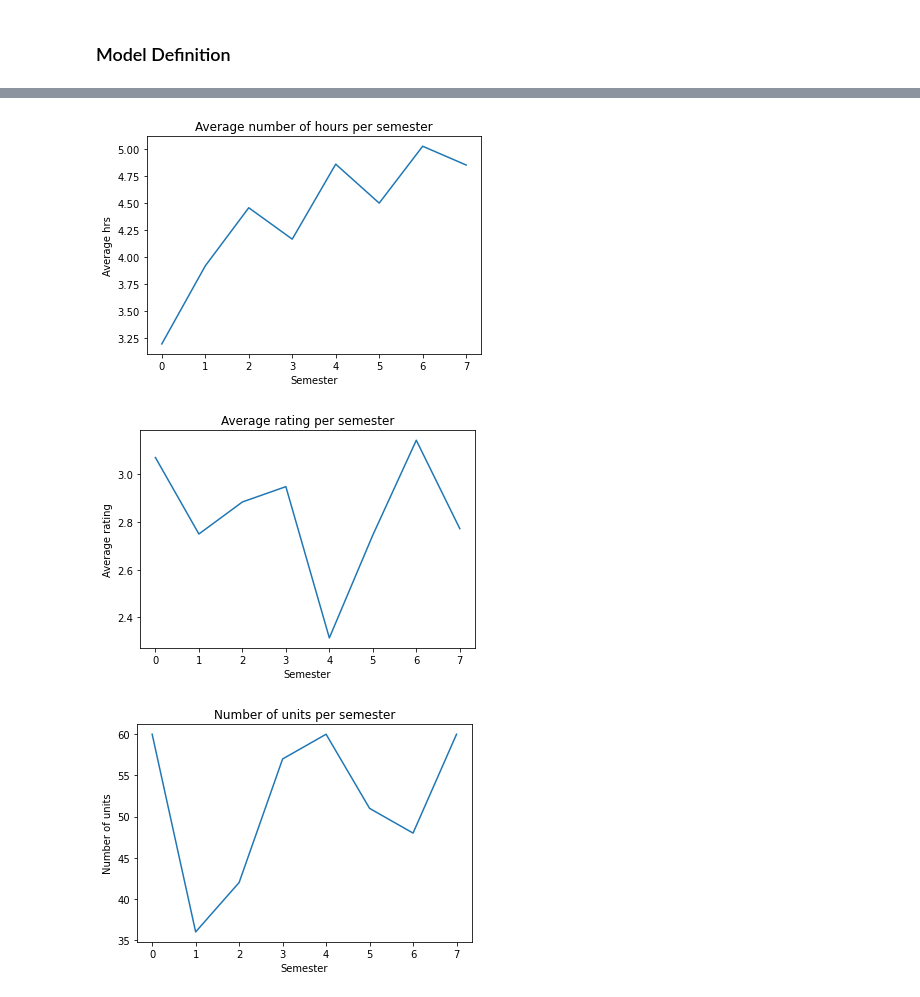
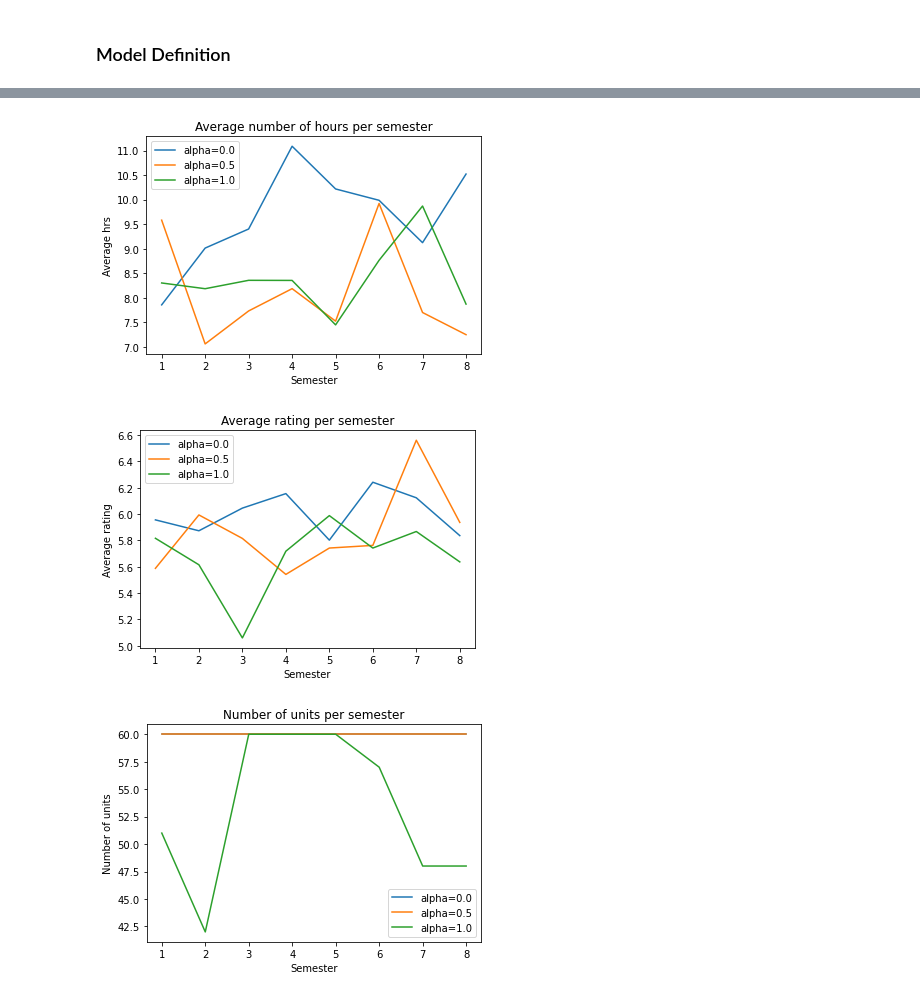
Before and after one commit to SarahBentley/courseroad_optimization, a Jupyter notebook: courseroad_optimization-python.ipynb, the cells around one changed output, grey strips where cells are left out. Drawn from its saved outputs; the diff is of its cells as text; code cells hidden in the pictures.

```diff
--- a/courseroad_optimization-python.ipynb
+++ b/courseroad_optimization-python.ipynb
@@ -45,3 +47,6 @@ data = data[~(cond1 & cond2)].reset_index(drop=True)
+# %%
+cond = data['no'] != '24.221'
+data = data[cond].reset_index(drop=True)
 # %%
 # Set Variables
 classes = len(data)
@@ -452,6 +468,14 @@ for i in range(len(M)):
     val = E[i].X
     if np.isclose(val, 1.0, rtol=1e-05):
         print(f'eecs: {names[i]}')
+
+hasses = []
+for i in range(classes):
+    for j in range(semesters):
+        val = X[i,j].X
+        if np.isclose(val, 1.0, rtol=1e-05):
+            if hass[i]: hasses.append(data.iloc[i]['no'])
+print(f'hasses: {", ".join(hasses)}')
 # %% [output]
 programming: 6.100A
 foundation: 6.1010, 6.1200, 6.1210
@@ -530,12 +502,12 @@ units_by_sem = [0 for j in range(semesters)]
 for j in range(semesters):
     num_taken = 0
     for i in range(classes):
-        num_taken += val
         val = X[i, j].X
-        num_taken += val
-        hours_by_sem[j] += H[i]*val
-        units_by_sem[j] += U[i]*val
-        ratings_by_sem[j] += R[i]*val
+        if np.isclose(val, 1.0, rtol=1e-05):
+            num_taken += 1
+            hours_by_sem[j] += H[i]*1
+            units_by_sem[j] += U[i]*1
+            ratings_by_sem[j] += R[i]*1
 
     hours_by_sem[j] = hours_by_sem[j]/num_taken
     ratings_by_sem[j] = ratings_by_sem[j]/num_taken
@@ -548,43 +520,53 @@ results = {
     'Units': units_by_sem
 }
 
-results_df = pd.DataFrame(results)
+results_df1 = pd.DataFrame(results)
 # %%
 # Plot the values
-plt.plot(results_df['Hours'])
+plt.plot(results_df0['Semester'], results_df0['Hours'], label="alpha=0.0")
+plt.plot(results_df5['Semester'], results_df5['Hours'], label="alpha=0.5")
+plt.plot(results_df1['Semester'], results_df1['Hours'], label="alpha=1.0")
 
 # Add labels and title
 plt.xlabel('Semester')
 plt.ylabel('Average hrs')
 plt.title('Average number of hours per semester')
+plt.legend()
 
 # Show the plot
 plt.show()
 # %% [output]
-[figure, old version]
+[figure, new version]
 # %%
 # Plot the values
-plt.plot(results_df['Ratings'])
+plt.plot(results_df0['Semester'], results_df0['Ratings'], label="alpha=0.0")
+plt.plot(results_df5['Semester'], results_df5['Ratings'], label="alpha=0.5")
+plt.plot(results_df1['Semester'], results_df1['Ratings'], label="alpha=1.0")
 
 # Add labels and title
 plt.xlabel('Semester')
 plt.ylabel('Average rating')
 plt.title('Average rating per semester')
+plt.legend()
 
 # Show the plot
 plt.show()
 # %% [output]
-[figure, old version]
+[figure, new version]
 # %%
 # Plot the values
-plt.plot(results_df['Units'])
+plt.plot(results_df0['Semester'], results_df0['Units'], label="alpha=0.0")
+plt.plot(results_df5['Semester'], results_df5['Units'], label="alpha=0.5")
+plt.plot(results_df1['Semester'], results_df1['Units'], label="alpha=1.0")
+
 
 # Add labels and title
 plt.xlabel('Semester')
 plt.ylabel('Number of units')
 plt.title('Number of units per semester')
+plt.legend()
 
 # Show the plot
 plt.show()
 # %% [output]
-[figure, old version]
+[figure, new version]
```
Also changed, not shown: parts of 10 cells of this notebook.
